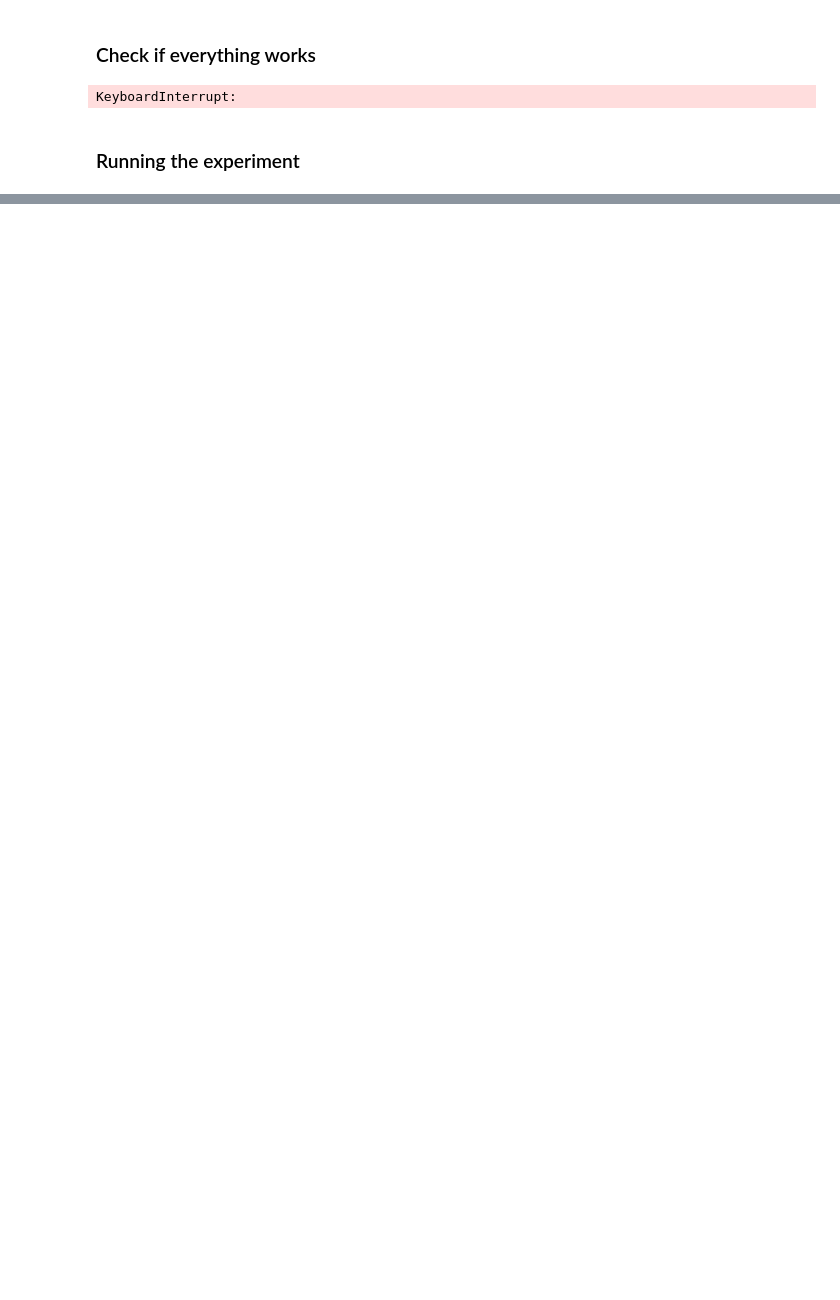
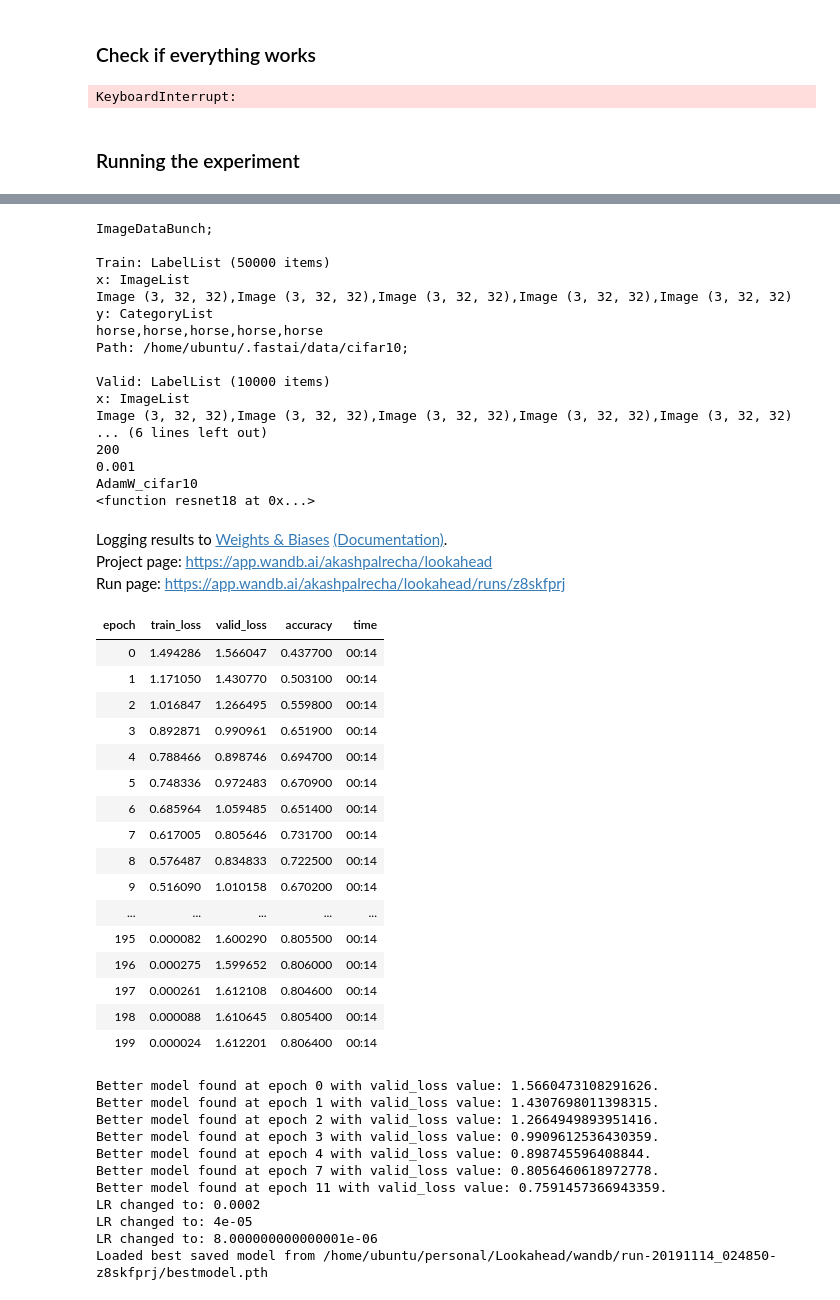
Before and after one commit to akashpalrecha/Lookahead, a Jupyter notebook: start_off.ipynb, the cells around one changed output, grey strips where cells are left out. Drawn from its saved outputs; the diff is of its cells as text; code cells hidden in the pictures; blank space fills up the shorter version.

```diff
--- a/start_off.ipynb
+++ b/start_off.ipynb
@@ -217,0 +269,51 @@ learn.fit(epochs, lr)
+# %%
+fit_and_record(opt_func=optim.AdamW, data='cifar10')
+# %% [output]
+ImageDataBunch;
+
+Train: LabelList (50000 items)
+x: ImageList
+Image (3, 32, 32),Image (3, 32, 32),Image (3, 32, 32),Image (3, 32, 32),Image (3, 32, 32)
+y: CategoryList
+horse,horse,horse,horse,horse
+Path: /home/ubuntu/.fastai/data/cifar10;
+
+Valid: LabelList (10000 items)
+x: ImageList
+Image (3, 32, 32),Image (3, 32, 32),Image (3, 32, 32),Image (3, 32, 32),Image (3, 32, 32)
+... (6 lines left out)
+200
+0.001
+AdamW_cifar10
+<function resnet18 at 0x...>
+Logging results to Weights & Biases (Documentation).
+Project page: https://app.wandb.ai/akashpalrecha/lookahead
+Run page: https://app.wandb.ai/akashpalrecha/lookahead/runs/z8skfprj
+| epoch | train_loss | valid_loss | accuracy | time |
+| 0 | 1.494286 | 1.566047 | 0.437700 | 00:14 |
+| 1 | 1.171050 | 1.430770 | 0.503100 | 00:14 |
+| 2 | 1.016847 | 1.266495 | 0.559800 | 00:14 |
+| 3 | 0.892871 | 0.990961 | 0.651900 | 00:14 |
+| 4 | 0.788466 | 0.898746 | 0.694700 | 00:14 |
+| 5 | 0.748336 | 0.972483 | 0.670900 | 00:14 |
+| 6 | 0.685964 | 1.059485 | 0.651400 | 00:14 |
+| 7 | 0.617005 | 0.805646 | 0.731700 | 00:14 |
+| 8 | 0.576487 | 0.834833 | 0.722500 | 00:14 |
+| 9 | 0.516090 | 1.010158 | 0.670200 | 00:14 |
+| ... | ... | ... | ... | ... |
+| 195 | 0.000082 | 1.600290 | 0.805500 | 00:14 |
+| 196 | 0.000275 | 1.599652 | 0.806000 | 00:14 |
+| 197 | 0.000261 | 1.612108 | 0.804600 | 00:14 |
+| 198 | 0.000088 | 1.610645 | 0.805400 | 00:14 |
+| 199 | 0.000024 | 1.612201 | 0.806400 | 00:14 |
+Better model found at epoch 0 with valid_loss value: 1.5660473108291626.
+Better model found at epoch 1 with valid_loss value: 1.4307698011398315.
+Better model found at epoch 2 with valid_loss value: 1.2664949893951416.
+Better model found at epoch 3 with valid_loss value: 0.9909612536430359.
+Better model found at epoch 4 with valid_loss value: 0.898745596408844.
+Better model found at epoch 7 with valid_loss value: 0.8056460618972778.
+Better model found at epoch 11 with valid_loss value: 0.7591457366943359.
+LR changed to: 0.0002
+LR changed to: 4e-05
+LR changed to: 8.000000000000001e-06
+Loaded best saved model from /home/ubuntu/personal/Lookahead/wandb/run-20191114_024850-z8skfprj/bestmodel.pth
```
Also changed, not shown: parts of 26 cells of this notebook.
